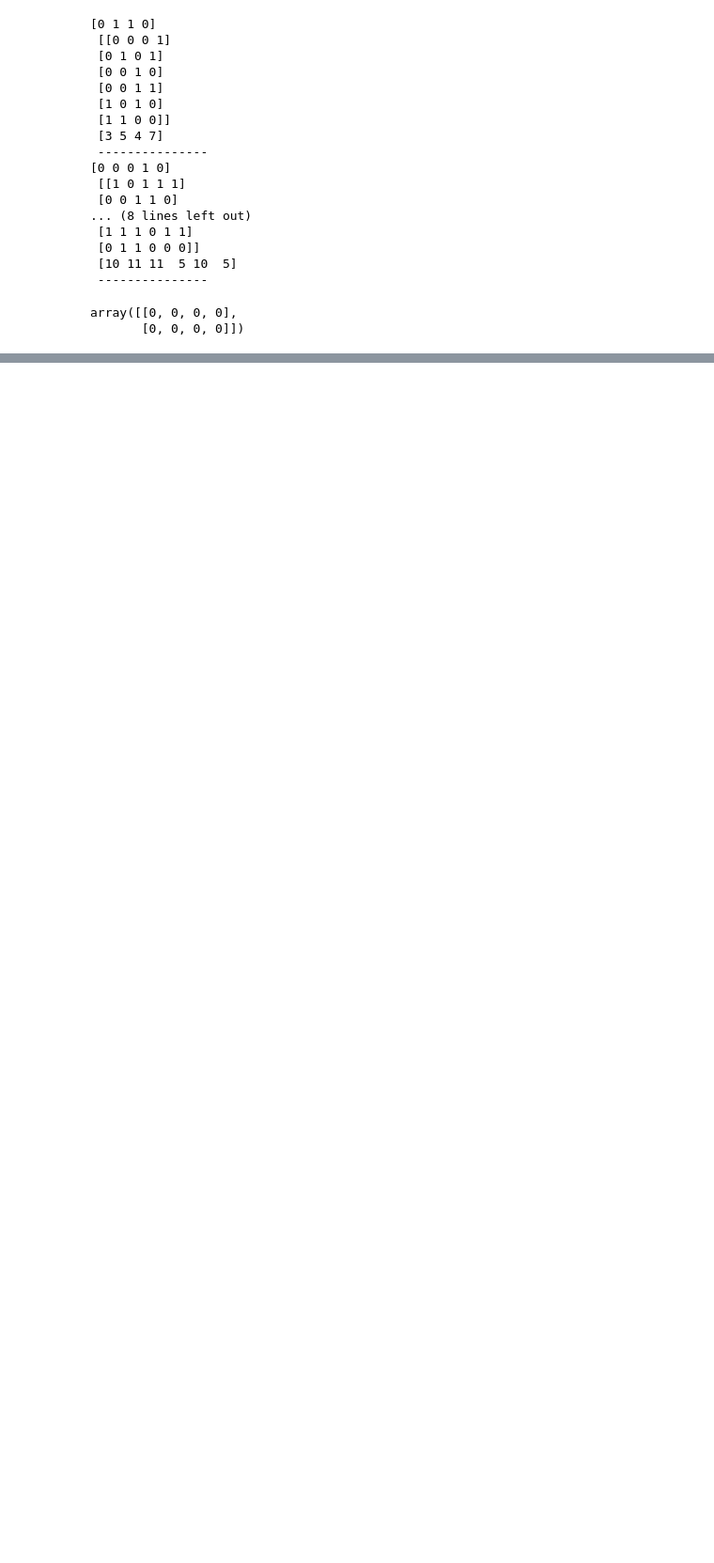
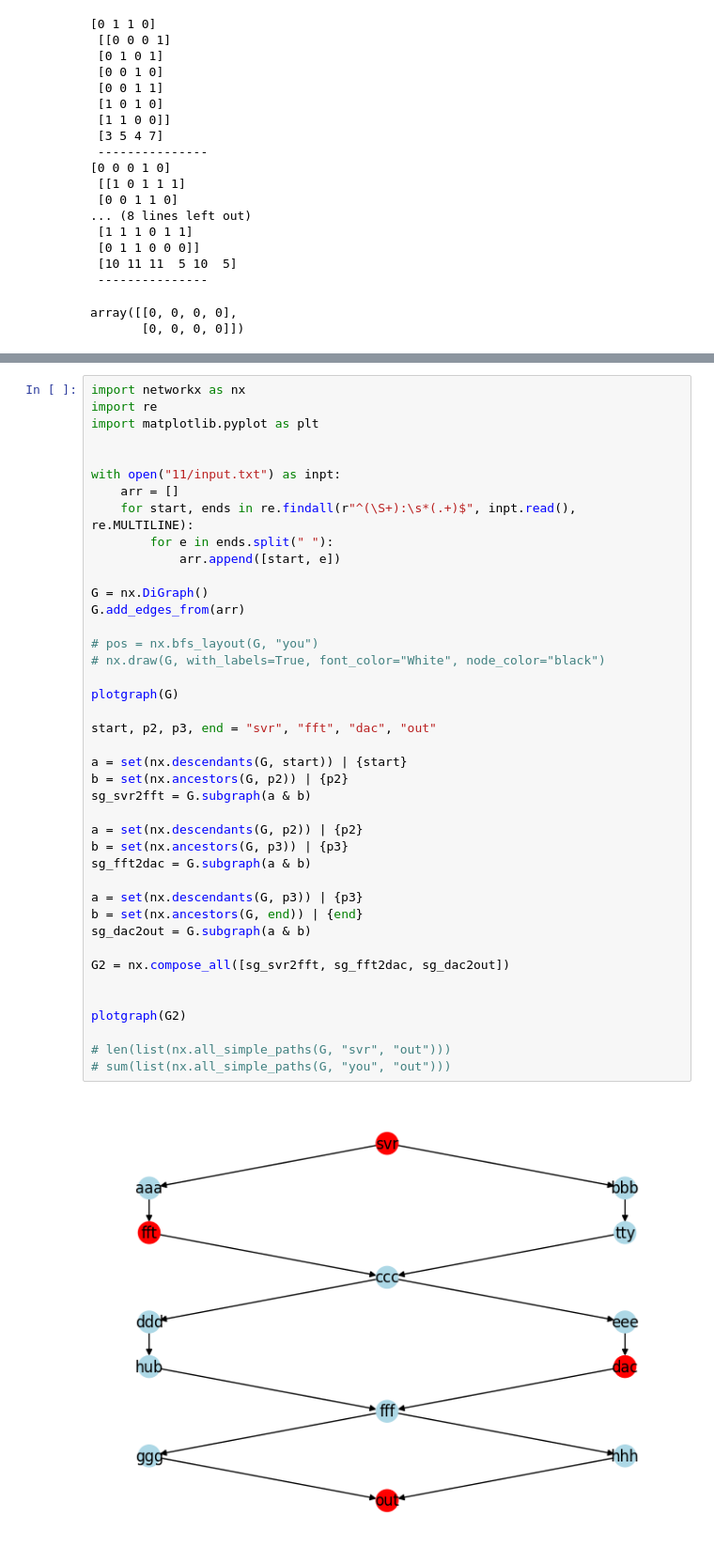
Before and after one commit to CTJoriginal/Advent-of-Code, a Jupyter notebook: 2025/Untitled-1.ipynb, the cells around one changed output, grey strips where cells are left out. Shown: that part at 94% size. Saved outputs shown, nothing was run; the diff lists cells and outputs as text; blank space fills up the shorter version.

```diff
--- a/2025/Untitled-1.ipynb
+++ b/2025/Untitled-1.ipynb
@@ -57,0 +108,43 @@ array([[0, 0, 0, 0],
+# %%
+import networkx as nx
+import re
+import matplotlib.pyplot as plt
+
+
+with open("11/input.txt") as inpt:
+    arr = []
+    for start, ends in re.findall(r"^(\S+):\s*(.+)$", inpt.read(), re.MULTILINE):
+        for e in ends.split(" "):
+            arr.append([start, e])
+
+G = nx.DiGraph()
+G.add_edges_from(arr)
+
+# pos = nx.bfs_layout(G, "you")
+# nx.draw(G, with_labels=True, font_color="White", node_color="black")
+
+plotgraph(G)
+
+start, p2, p3, end = "svr", "fft", "dac", "out"
+
+a = set(nx.descendants(G, start)) | {start}
+b = set(nx.ancestors(G, p2)) | {p2}
+sg_svr2fft = G.subgraph(a & b)
+
+a = set(nx.descendants(G, p2)) | {p2}
+b = set(nx.ancestors(G, p3)) | {p3}
+sg_fft2dac = G.subgraph(a & b)
+
+a = set(nx.descendants(G, p3)) | {p3}
+b = set(nx.ancestors(G, end)) | {end}
+sg_dac2out = G.subgraph(a & b)
+
+G2 = nx.compose_all([sg_svr2fft, sg_fft2dac, sg_dac2out])
+
+
+plotgraph(G2)
+
+# len(list(nx.all_simple_paths(G, "svr", "out")))
+# sum(list(nx.all_simple_paths(G, "you", "out")))
+# %% [output]
+[figure, added]
```
Also changed, not shown: parts of 2 cells of this notebook, 1 other file.
